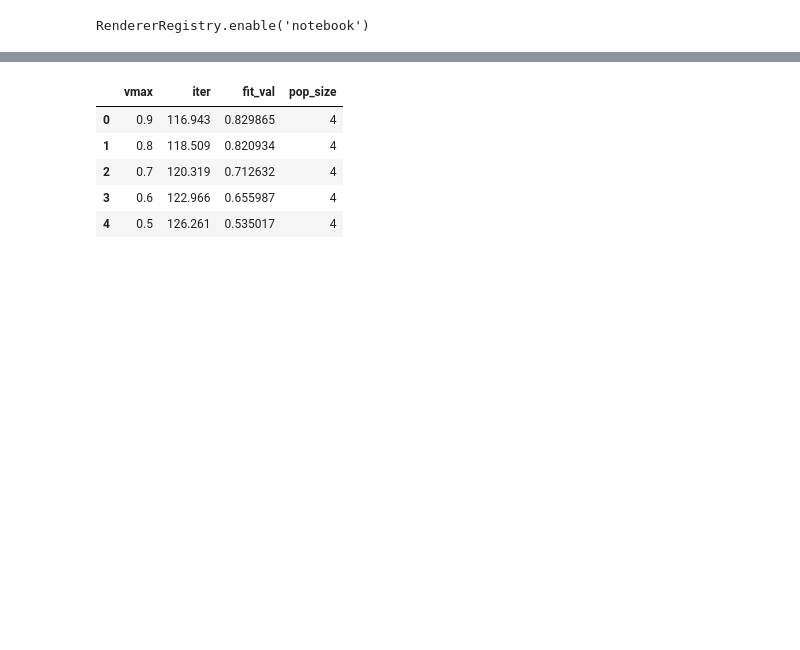
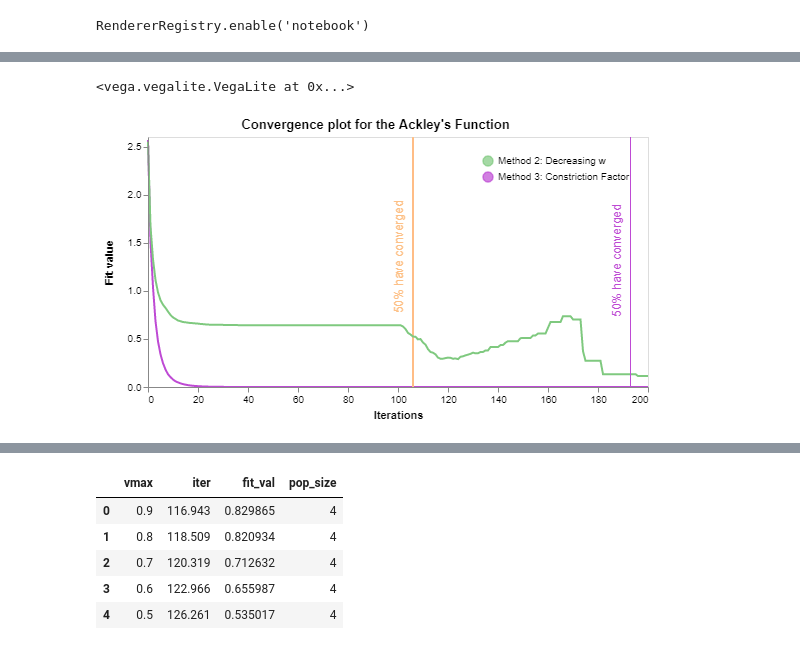
Before and after one commit to NuriaValls/PSO-2RW-Applications, a Jupyter notebook: Vis Albert/Albert visualization.ipynb, the cells around one changed output, grey strips where cells are left out. Cells and saved outputs as stored; diff of their text form; code cells hidden in the pictures; blank space fills up the shorter version.

```diff
--- a/Vis Albert/Albert visualization.ipynb
+++ b/Vis Albert/Albert visualization.ipynb
@@ -41,0 +200,30 @@ for k in my_dict.keys():
+# %%
+base2 = alt.Chart(out).mark_line().encode(
+    x = alt.X("iterations:Q", scale = alt.Scale(domain = [0,200])),
+    y = alt.Y("fit_val2:Q"),
+    color = alt.Color("Method2:N",
+                      legend = alt.Legend(title = "")),
+)
+
+v2 = alt.Chart().mark_rule().encode(
+    x = "a:Q",
+    color = alt.value("rgb(190,74,212)"),
+)
+
+t2 = alt.Chart(out).mark_text(align='left', fontSize=12,
+                              text='50% have converged', angle = 270, dx = 70, dy = -27).encode(
+    x = "max(iterations):Q",
+    y = "mean(fit_value2):Q",
+    color = alt.value("rgb(190,74,212)"),
+)
+
+c2 = alt.layer(
+    base2,base2.mark_point(filled=True, size = 0),t2,v2,
+    data=out
+).transform_calculate(
+    a=str(conv_dict.loc["constr_fact", "0.5_percent"]),
+)
+c1+c2
+# %% [output]
+<vega.vegalite.VegaLite at 0x...>
+[figure, added]
```
Also changed, not shown: parts of 27 cells of this notebook, 12 other files.
